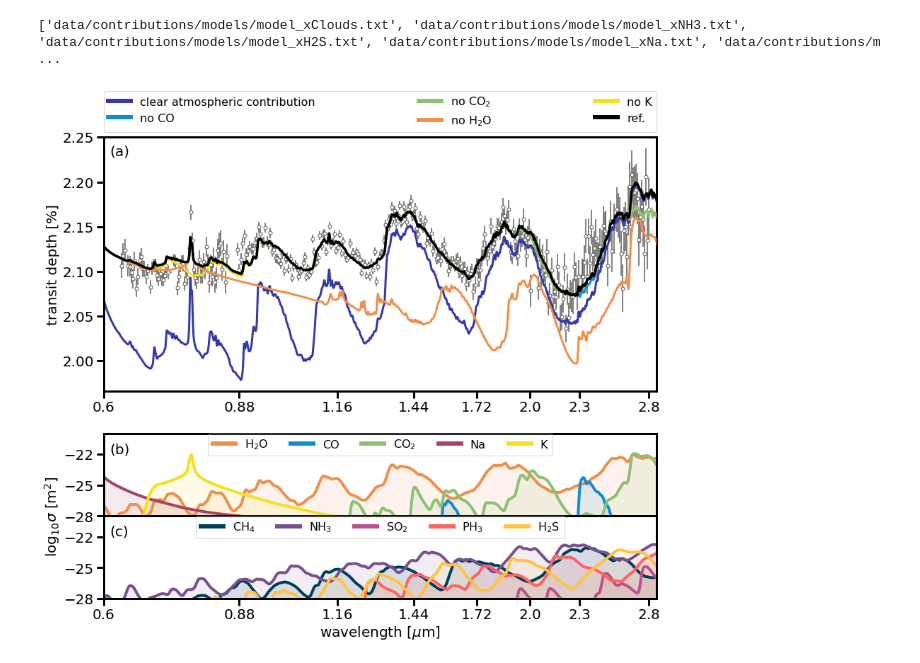
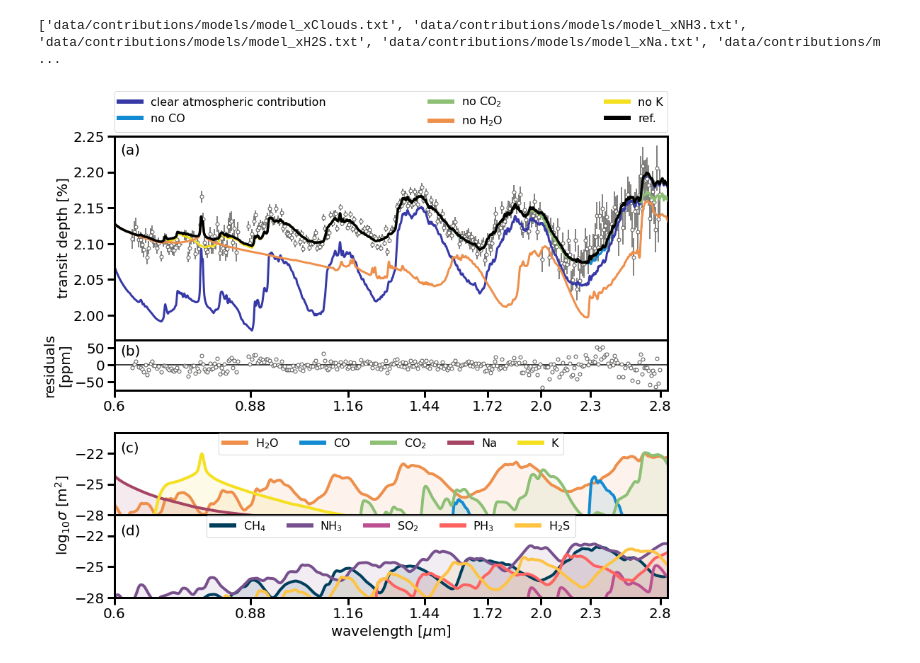
Before and after one commit to afeinstein20/wasp39b_niriss_paper, a Jupyter notebook: figure3.ipynb, the cells around one changed output. Drawn from its saved outputs; the diff is of its cells as text; code cells hidden in the pictures.

```diff
--- a/figure3.ipynb
+++ b/figure3.ipynb
@@ -99,9 +101,11 @@ fig.set_facecolor('w')
 gs0 = gridspec.GridSpec(2, 1, figure=fig, height_ratios=[2,1.3])
 
 gs01 = gridspec.GridSpecFromSubplotSpec(2,1, subplot_spec=gs0[1], hspace=0)
-gs00 = gridspec.GridSpecFromSubplotSpec(1,1, subplot_spec=gs0[0], hspace=0)
+gs00 = gridspec.GridSpecFromSubplotSpec(2,1, subplot_spec=gs0[0], hspace=0,
+                                        height_ratios=[2,0.5])
 
 ax1 = fig.add_subplot(gs00[0,0])
+ax4 = fig.add_subplot(gs00[1,0])
 
 ax2 = fig.add_subplot(gs01[0, 0])
 ax3 = fig.add_subplot(gs01[1, 0])
@@ -136,6 +140,15 @@ for i,m in enumerate(no_models):
 
 x, y = convolve_model('data/contributions/models/model_reference.txt')
 ax1.plot(x[cutends:-cutends], y[cutends:-cutends], 'k', lw=3.5, zorder=100, label='ref.')
+
+interp = interp1d(x[cutends:-cutends], y[cutends:-cutends])
+same = interp(data['wave'])
+ax4.errorbar(data['wave'], (data['dppm']/1e6-same)*100000,
+             linestyle='', marker='o',
+             markeredgecolor=dcolor,
+             ecolor=dcolor,
+             color='w')
+ax4.axhline(0, color='k', zorder=0)
 
 cols2 = ['xh2o','xco', 'xco2', 'xna', 'xk']
 cols3 = ['xch4','xnh3', 'xso2', 'xph3', 'xh2s']
@@ -196,6 +209,7 @@ for a in [ax2, ax3]:
     a.set_ylim(-28, -20)
     a.set_xlim(0.6,2.8)
     a.set_yticks([-28, -25, -22])
+ax4.set_ylim(-75,75)
 
 
 leg = ax1.legend(bbox_to_anchor=(0., 1.02, 1., .102), loc=3,
@@ -210,40 +224,43 @@ for a in [ax2, ax3]:
     for legobj in leg.legendHandles:
         legobj.set_linewidth(6.0)
 
-for a in [ax1, ax3]:
+for a in [ax1, ax3, ax4]:
     a.set_xlim(0.6,2.86)
     a.set_xscale('log')
     xticks = np.append(np.linspace(0.6,2,6), np.linspace(2.3,2.8,2))
     xticks = np.round(xticks,2)
     a.set_xticks(xticks)
     a.set_xticklabels(np.round(xticks,2))
 
-ax2.set_xlim(0.6,2.86)
-ax2.set_xscale('log')
-ax2.set_xticks([0.6])
-ax2.set_xticklabels([''])
+for a in [ax1, ax2]:
+    a.set_xlim(0.6,2.86)
+    a.set_xscale('log')
+    a.set_xticks([0.6])
+    a.set_xticklabels([''])
 
 ax3.set_xlabel('wavelength [$\mu$m]')
 ax1.set_ylabel('transit depth [%]')
-#ax2.set_ylabel(r'log$_{10}\sigma$ [m$^2$]')
+ax4.set_ylabel('residuals\n[ppm]')
 ax3.set_ylabel(r'log$_{10}\sigma$ [m$^2$]', y=1)
 
 ax1.minorticks_off()
+ax4.minorticks_off()
 plt.minorticks_off()
 
 yticks = np.round(np.arange(0.020, 0.0230, 0.0005),4)
 ax1.set_yticks(yticks)
 labels = np.round(yticks*100,2)
 labels = [format(i, '.2f') for i in labels]
 ax1.set_yticklabels(labels)
 
-ax1.text(s='(a)', x=0.61, y=0.0223, fontsize=20)
-ax2.text(s='(b)', x=0.61, y=-21.9, fontsize=20)
-ax3.text(s='(c)', x=0.61, y=-21.9, fontsize=20)
+ax1.text(s='(a)', x=0.61, y=0.02225, fontsize=20)
+ax4.text(s='(b)', x=0.61, y=30, fontsize=20)
+ax2.text(s='(c)', x=0.61, y=-21.9, fontsize=20)
+ax3.text(s='(d)', x=0.61, y=-21.9, fontsize=20)
 
 plt.savefig(#'/Users/belugawhale/Desktop/contribution.png',
             '/Users/belugawhale/Documents/niriss_real/wasp39/paper_figures/contribution.pdf',
              dpi=250,
             rasterize=True, bbox_inches='tight')
 # %% [output]
-[figure, old version]
+[figure, new version]
```
Also changed, not shown: parts of 1 cell of this notebook, 2 other files.
